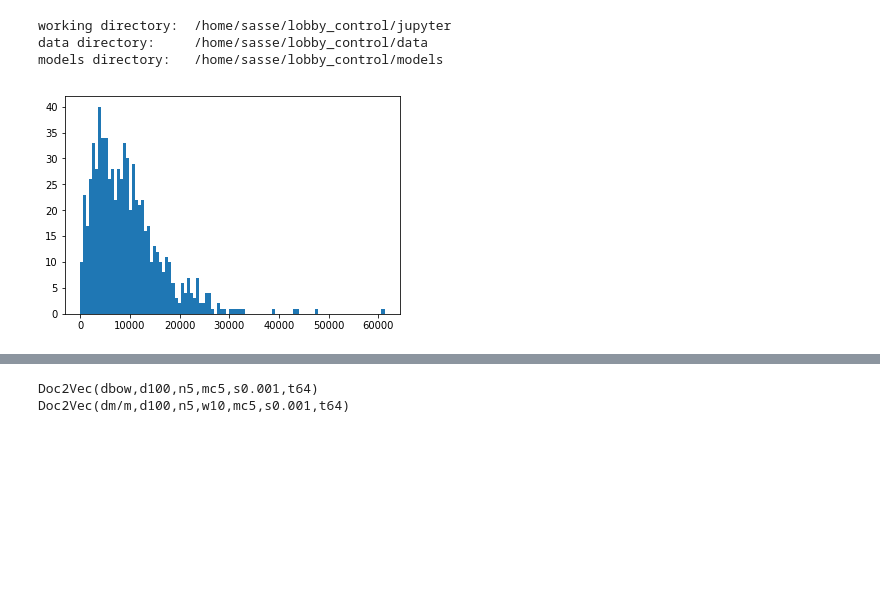
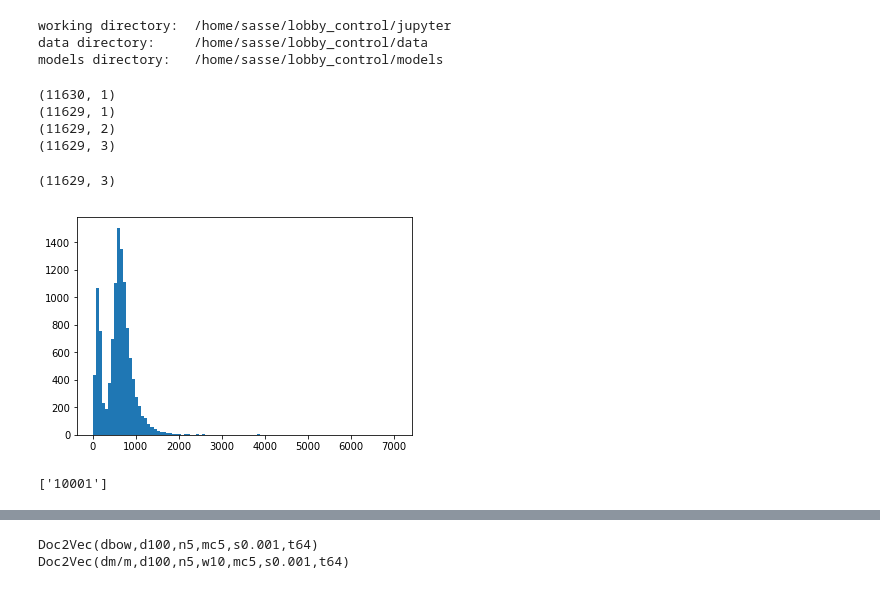
Before and after one commit to tobiaszehnder/lobby_control, a Jupyter notebook: jupyter/doc2vec.ipynb, the cells around one changed output, grey strips where cells are left out. Cells and saved outputs as stored; diff of their text form; code cells hidden in the pictures; blank space fills up the shorter version.

```diff
--- a/jupyter/doc2vec.ipynb
+++ b/jupyter/doc2vec.ipynb
@@ -43,4 +43,31 @@ with open(os.path.join(data_dir, 'bundestag/redner.json'), 'r') as f:
     redner = json.load(f)
 with open(os.path.join(data_dir, 'bundestag/reden.json'), 'r') as f:
     reden = json.load(f)
+# %%
+all_speeches = []
+all_speakers = []
+
+for speaker_id in reden:
+    for speech in reden[speaker_id]:
+        all_speeches.append(speech)
+        all_speakers.append(speaker_id)
+bundestags_reden = pd.DataFrame(all_speeches, index=all_speakers, columns=['Text'])
+
+speaker_df = pd.DataFrame(redner, index=['Name']).T
+data = bundestags_reden.join(speaker_df).set_index('Name')
+print (data.shape)
+data = data[~data.index.isnull()] # drop NaNs in index
+print (data.shape)
+data['Partei_ABK'] = [x.split(',')[-1].strip() if len(x.split(',')) > 1 else np.nan for x in data.index]
+print (data.shape)
+data['from_name'] = [x.split(',')[0].strip() if len(x.split(',')) > 1 else x for x in data.index]
+print (data.shape)
+# group by name (a few people are duplicated with different IDs)
+#data.drop_duplicates(subset='from_name', inplace=True) # instead of the grouping, doesn't introduce the [] entries
+#data.set_index('from_name')
+# %% [output]
+(11630, 1)
+(11629, 1)
+(11629, 2)
+(11629, 3)
 # %%
@@ -56,6 +86,10 @@ data.drop_duplicates(subset='from_name', inplace=True) # instead of the grouping
+# %%
+data.shape
+# %% [output]
+(11629, 3)
 # %%
 # plot distribution of number of words per politician
-a = plt.hist([len(x.split(' ')) for x in data.message], bins=100)
+a = plt.hist([len(x.split(' ')) for x in data.Text], bins=100)
 # %% [output]
-[figure, old version]
+[figure, new version]
 # %%
@@ -92,2 +128,6 @@ for line_no, line in data.iterrows():
+# %%
+alldocs[10001].tags
+# %% [output]
+['10001']
 # %%
 newsdocs = []
```
Also changed, not shown: parts of 19 cells of this notebook.
